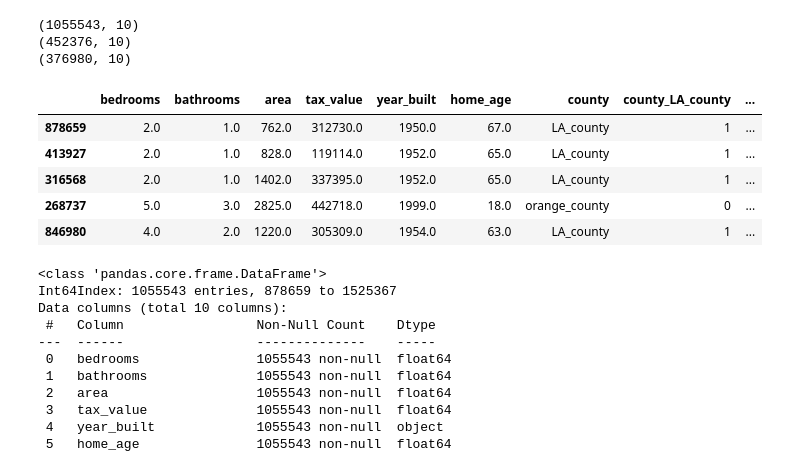
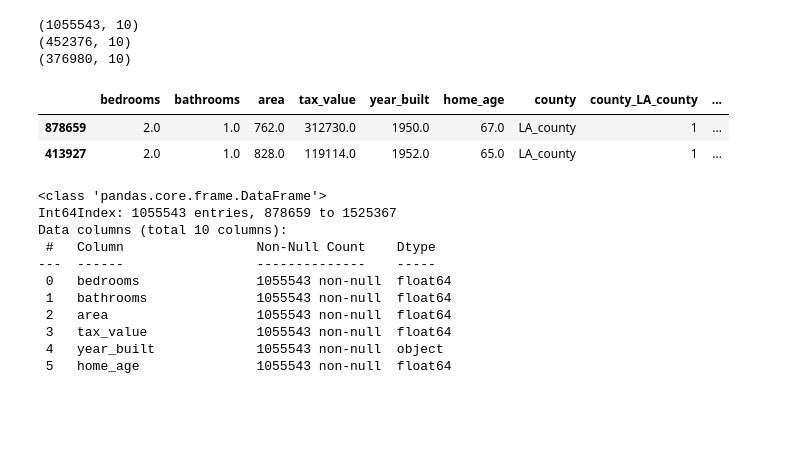
Before and after one commit to ellaxu43/zillow_regression_project, a Jupyter notebook: final_report.ipynb, the cells around one changed output. Drawn from its saved outputs; the diff is of its cells as text; code cells hidden in the pictures; blank space fills up the shorter version.

```diff
--- a/final_report.ipynb
+++ b/final_report.ipynb
@@ -95,15 +95,11 @@ print(test.shape)
 (452376, 10)
 (376980, 10)
 # %%
-train.head()
-#Make sure the columns are all present.
+train.head(2)
 # %% [output]
 |  | bedrooms | bathrooms | area | tax_value | year_built | home_age | county | county_LA_county | ... |
 | 878659 | 2.0 | 1.0 | 762.0 | 312730.0 | 1950.0 | 67.0 | LA_county | 1 | ... |
 | 413927 | 2.0 | 1.0 | 828.0 | 119114.0 | 1952.0 | 65.0 | LA_county | 1 | ... |
-| 316568 | 2.0 | 1.0 | 1402.0 | 337395.0 | 1952.0 | 65.0 | LA_county | 1 | ... |
-| 268737 | 5.0 | 3.0 | 2825.0 | 442718.0 | 1999.0 | 18.0 | orange_county | 0 | ... |
-| 846980 | 4.0 | 2.0 | 1220.0 | 305309.0 | 1954.0 | 63.0 | LA_county | 1 | ... |
 # %%
 train.info()
 # Double check the datatype of each columns.
```
Also changed, not shown: parts of 21 cells of this notebook.
